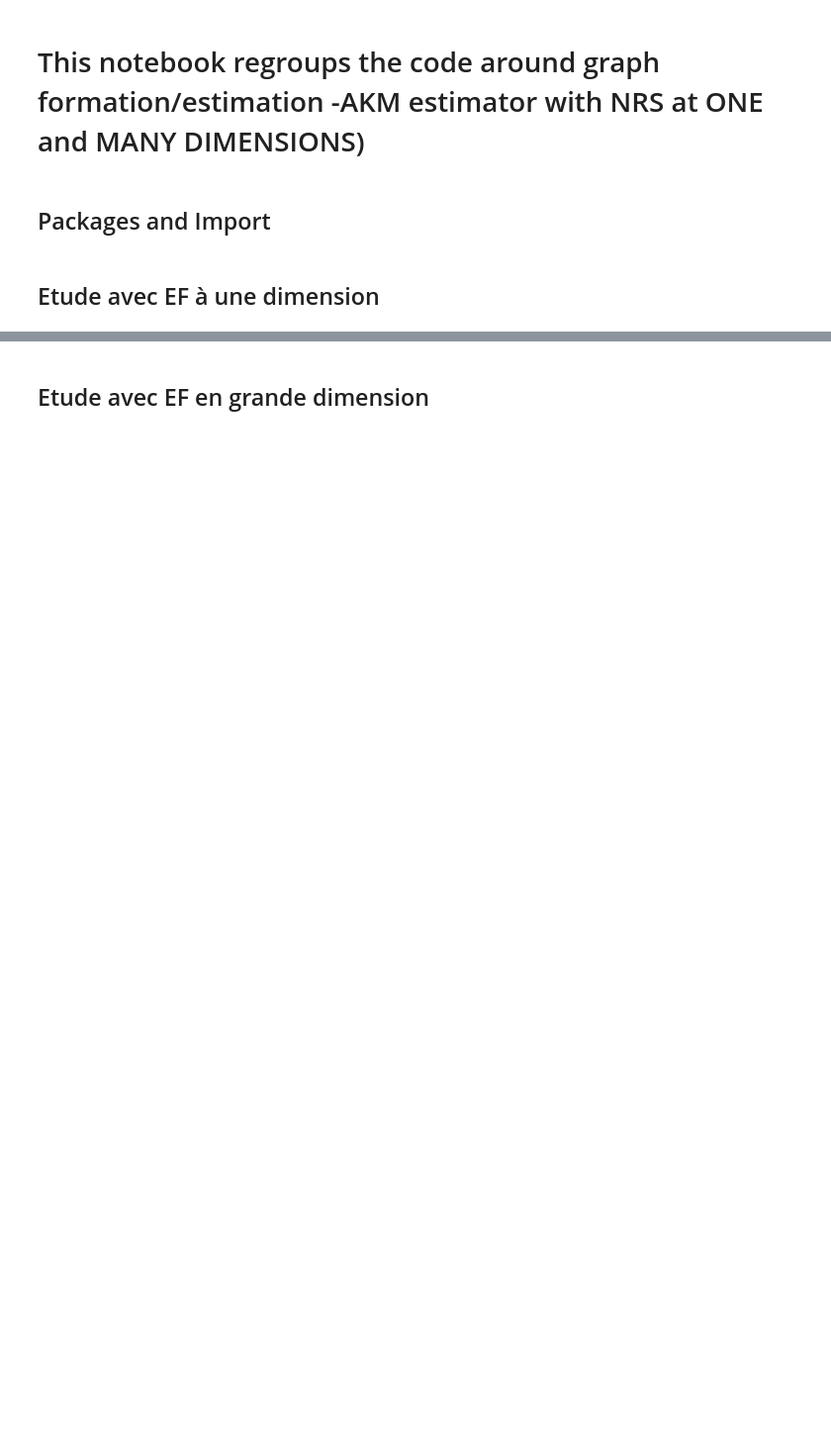
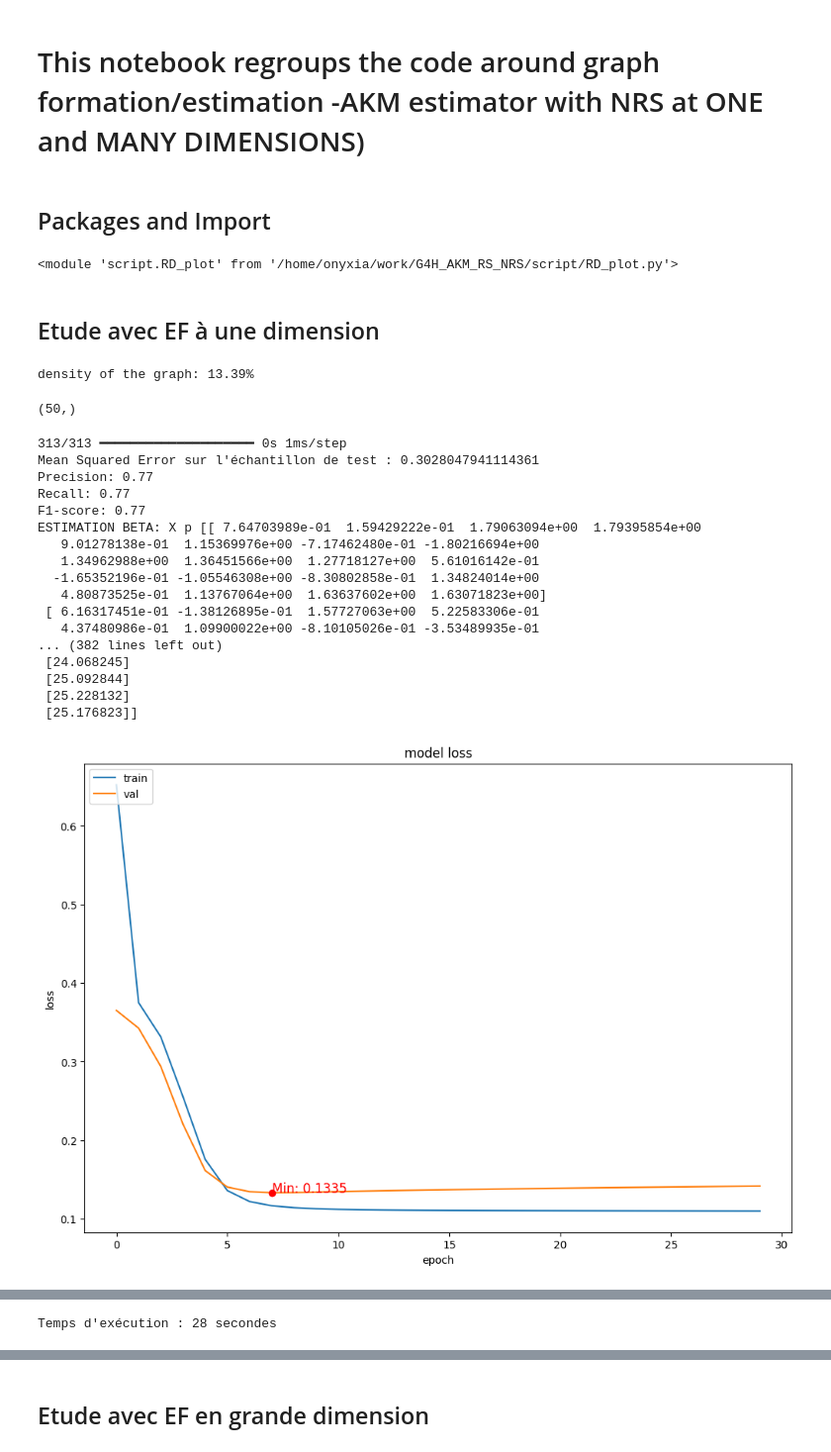
Before and after one commit to lecueguillaume/G4H_AKM_RS_NRS, a Jupyter notebook: Clustering_NRS.ipynb, the cells around one changed output, grey strips where cells are left out. Shown at 99% size. Cells and saved outputs as stored; diff of their text form; code cells hidden in the pictures; blank space fills up the shorter version.

```diff
--- a/Clustering_NRS.ipynb
+++ b/Clustering_NRS.ipynb
@@ -90,2 +68,41 @@ importlib.reload(animation)b
+# %%
+# module maison
+import script.decorateur as decorateur
+import script.graph_formation as graph_formation
+import script.MF_NRS as MF_NRS
+import script.robustesse_simulation as robustesse_simulation
+import script.density_ami_rmse_simulation as density_ami_rmse_simulation
+import script.simulation_beta as simulation_beta
+import script.simulation_regularization as simulation_regularization
+import script.animation as animation
+import script.RD_plot as RD_plot
+
+# importe la classe directement
+GraphFormation = graph_formation.GraphFormation
+get_estimations = MF_NRS.get_estimations
+
+
+# Recharge les modules (A executer en cas de modification des scripts, cela permet d'éviter de restart le kernel)
+importlib.reload(decorateur)
+importlib.reload(graph_formation)
+importlib.reload(MF_NRS)
+importlib.reload(robustesse_simulation)
+importlib.reload(density_ami_rmse_simulation)
+importlib.reload(simulation_beta)
+importlib.reload(simulation_regularization)
+importlib.reload(animation)
+importlib.reload(RD_plot)
+# %% [output]
+<module 'script.RD_plot' from '/home/onyxia/work/G4H_AKM_RS_NRS/script/RD_plot.py'>
 # %% [markdown]
 ## Etude avec EF à une dimension
+# %%
+graph_object= GraphFormation(
+                    n_patients=1000,
+                     n_doctors=50,
+                     max_number_connections=50,
+                    beta_distance_graph = -25)
+graph_object.do_the_graph()
+print(f"density of the graph: {graph_object.density*100:.2f}%")
+# %% [output]
+density of the graph: 13.39%
@@ -91,0 +126,26 @@ importlib.reload(animation)b
+# %%
+ef_doctor_hat.flatten().shape
+# %% [output]
+(50,)
+# %%
+# Temps d'exécution : 158 secondes
+MF_NRS.prediction_score(graph_object, nb_epochs=30, algorithm = "NRS")
+# %% [output]
+313/313 ━━━━━━━━━━━━━━━━━━━━ 0s 1ms/step
+Mean Squared Error sur l'échantillon de test : 0.3028047941114361
+Precision: 0.77
+Recall: 0.77
+F1-score: 0.77
+ESTIMATION BETA: X p [[ 7.64703989e-01  1.59429222e-01  1.79063094e+00  1.79395854e+00
+   9.01278138e-01  1.15369976e+00 -7.17462480e-01 -1.80216694e+00
+   1.34962988e+00  1.36451566e+00  1.27718127e+00  5.61016142e-01
+  -1.65352196e-01 -1.05546308e+00 -8.30802858e-01  1.34824014e+00
+   4.80873525e-01  1.13767064e+00  1.63637602e+00  1.63071823e+00]
+ [ 6.16317451e-01 -1.38126895e-01  1.57727063e+00  5.22583306e-01
+   4.37480986e-01  1.09900022e+00 -8.10105026e-01 -3.53489935e-01
+... (382 lines left out)
+ [24.068245]
+ [25.092844]
+ [25.228132]
+ [25.176823]]
+[figure, added]
@@ -91,0 +153 @@ importlib.reload(animation)b
+Temps d'exécution : 28 secondes
```
Also changed, not shown: parts of 8 cells of this notebook, 2 other files.
